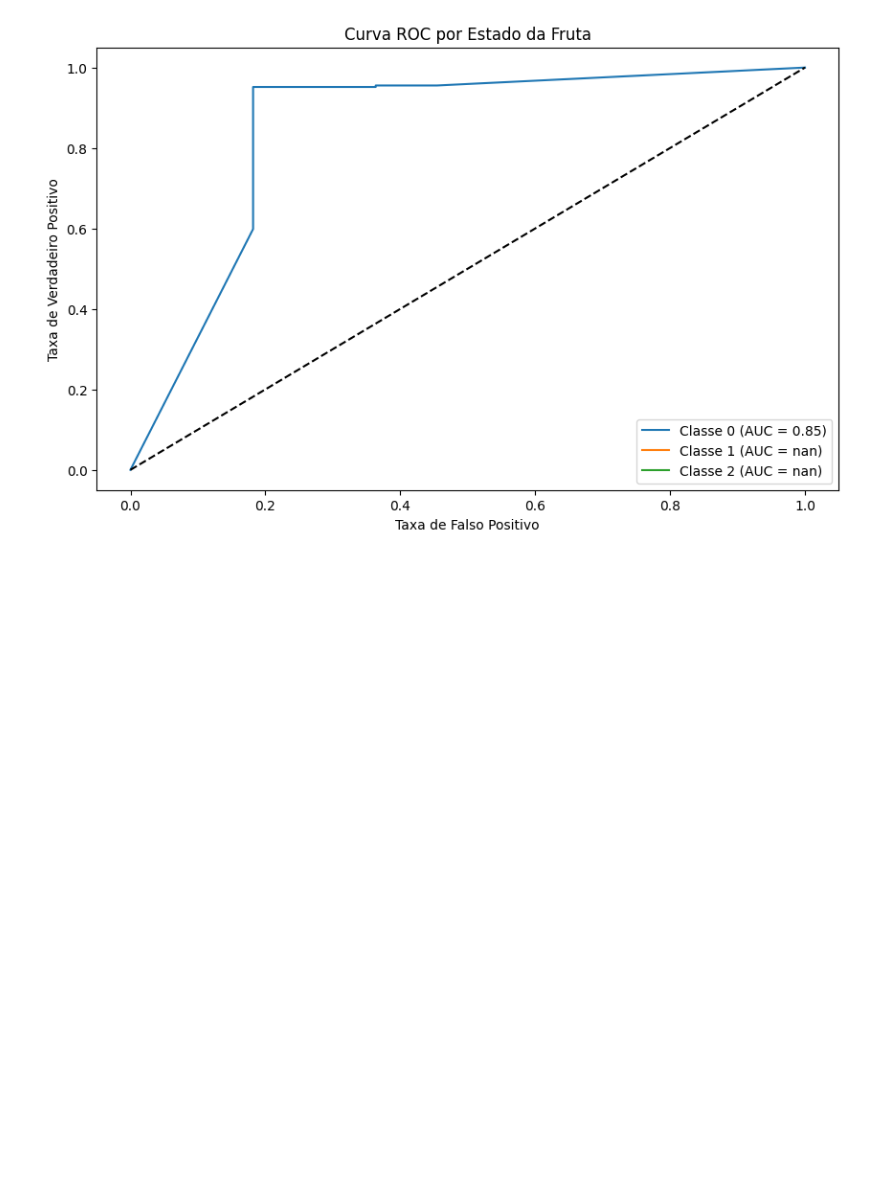
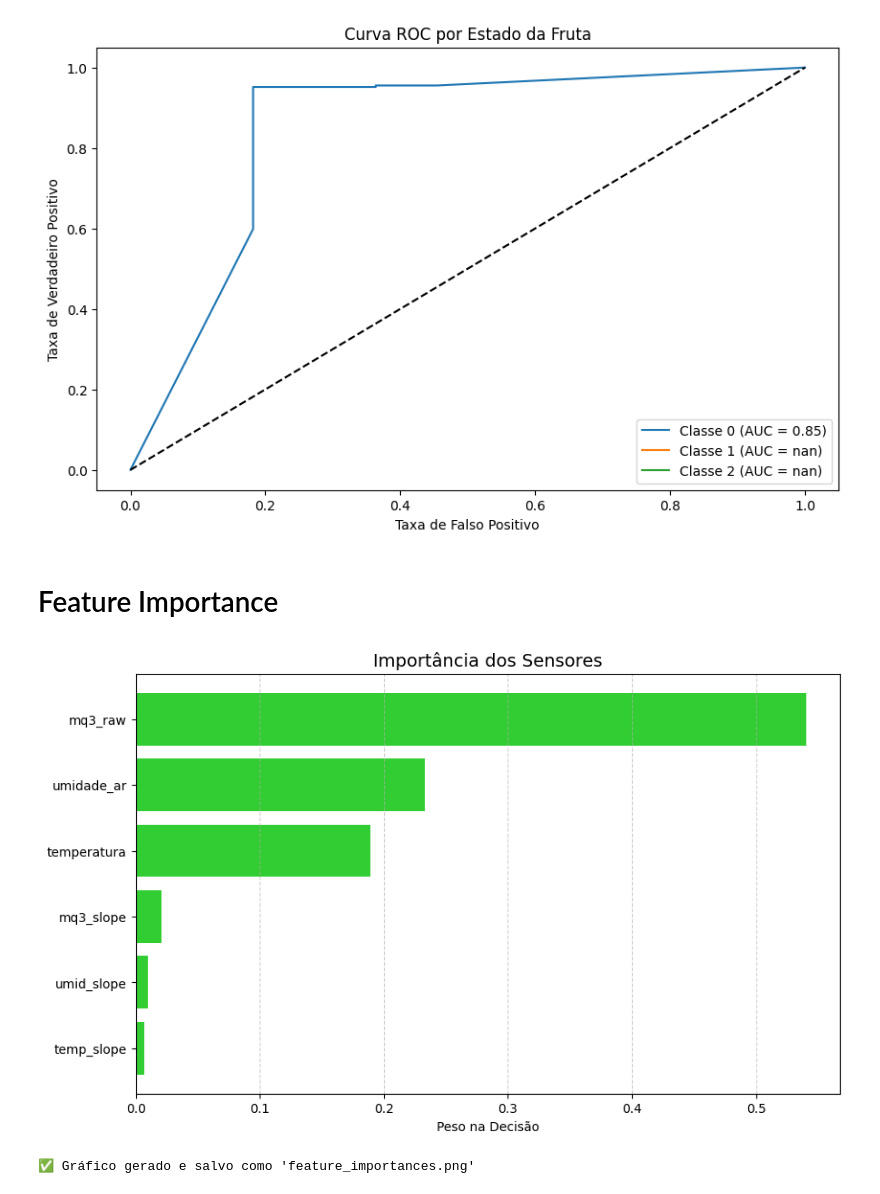
Before and after one commit to LucaAtanazio/Grupo_Projetos, a Jupyter notebook: PI-Monitoramento_frutas/modelos/comparacao.ipynb, the cells around one changed output. Saved outputs shown, nothing was run; the diff lists cells and outputs as text; code cells hidden in the pictures; blank space fills up the shorter version.

```diff
--- a/PI-Monitoramento_frutas/modelos/comparacao.ipynb
+++ b/PI-Monitoramento_frutas/modelos/comparacao.ipynb
@@ -126,5 +124,57 @@ plt.legend()
 plt.show()
 # %% [output]
 [figure]
+# %% [markdown]
+# Feature Importance
+# %%
+import matplotlib.pyplot as plt
+import numpy as np
+import joblib
+import pandas as pd
+
+# 1. Garantir que o Modelo e o X existam
+try:
+    if 'modelo_estado' not in locals():
+        modelo_estado = joblib.load('modelo_1_estado.pkl')
+
+    # Se X não existir, precisamos definir as colunas que o modelo espera
+    if 'X' not in locals():
+        colunas_modelo = ['mq3_raw', 'temperatura', 'umidade_ar', 'mq3_slope', 'temp_slope', 'umid_slope']
+
+        # Se você já tem o df_proc carregado, criamos o X dele
+        if 'df_proc' in locals():
+            X = df_proc[colunas_modelo]
+        else:
+            print("ERRO: df_proc não encontrado. Rode a célula 'Carregamento dos Dados e Modelos' primeiro!")
+
+    # 2. Extrair Importância (Lidando com Pipeline do sklearn)
+    # Se o modelo estiver dentro de um Pipeline (com scaler), pegamos o último passo
+    if hasattr(modelo_estado, 'steps'):
+        importancias = modelo_estado.steps[-1][1].feature_importances_
+    else:
+        importancias = modelo_estado.feature_importances_
+
+    atributos = colunas_modelo
+    indices = np.argsort(importancias)
+
+    # 3. Gerar o Gráfico
+    plt.figure(figsize=(10, 6))
+    plt.title('Importância dos Sensores', fontsize=14)
+    plt.barh(range(len(indices)), importancias[indices], color='limegreen', align='center')
+    plt.yticks(range(len(indices)), [atributos[i] for i in indices])
+    plt.xlabel('Peso na Decisão')
+    plt.grid(axis='x', linestyle='--', alpha=0.6)
+
+    # Salvar a imagem para o relatório
+    plt.savefig('feature_importances.png', bbox_inches='tight')
+    plt.show()
+
+    print("✅ Gráfico gerado e salvo como 'feature_importances.png'")
+
+except Exception as e:
+    print(f"Erro crítico: {e}")
+# %% [output]
+[figure, added]
+✅ Gráfico gerado e salvo como 'feature_importances.png'
 # %%
 import joblib
```
Also changed, not shown: parts of 3 cells of this notebook, 5 other files.
